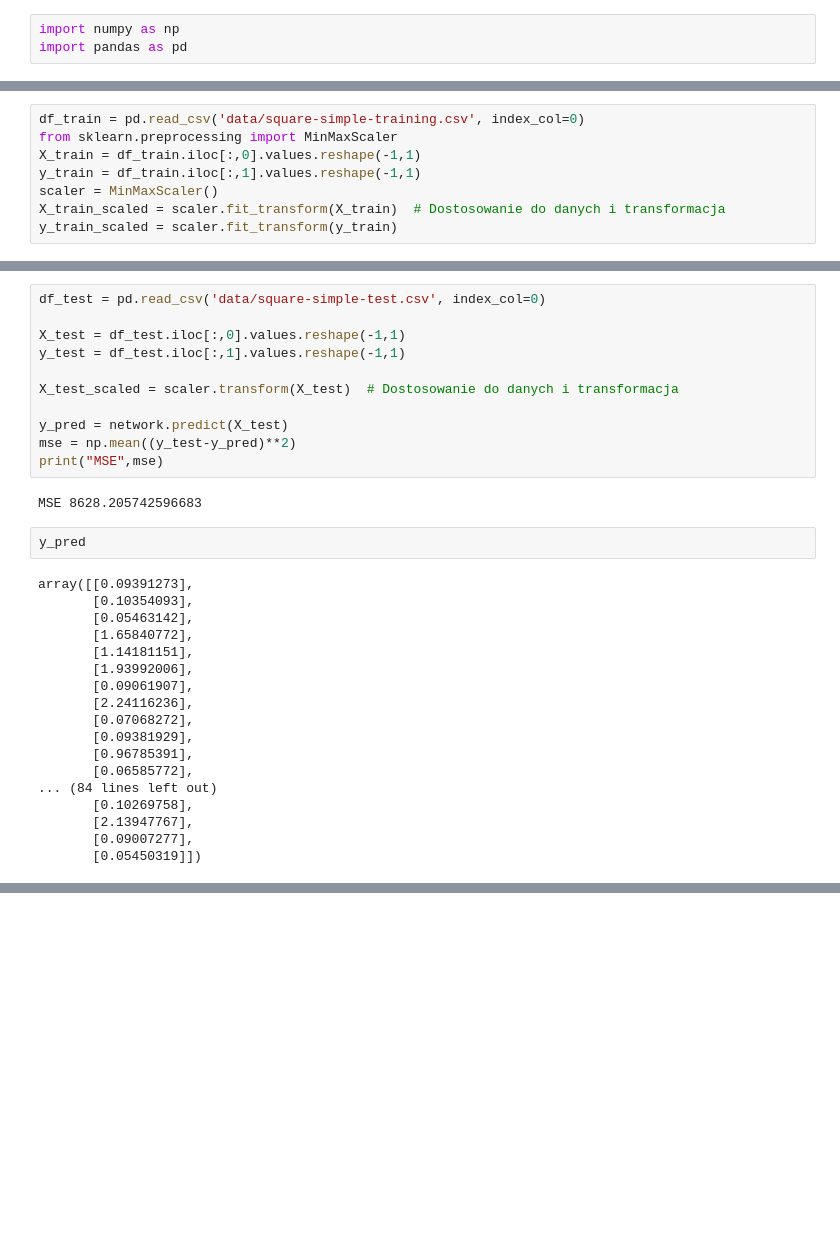
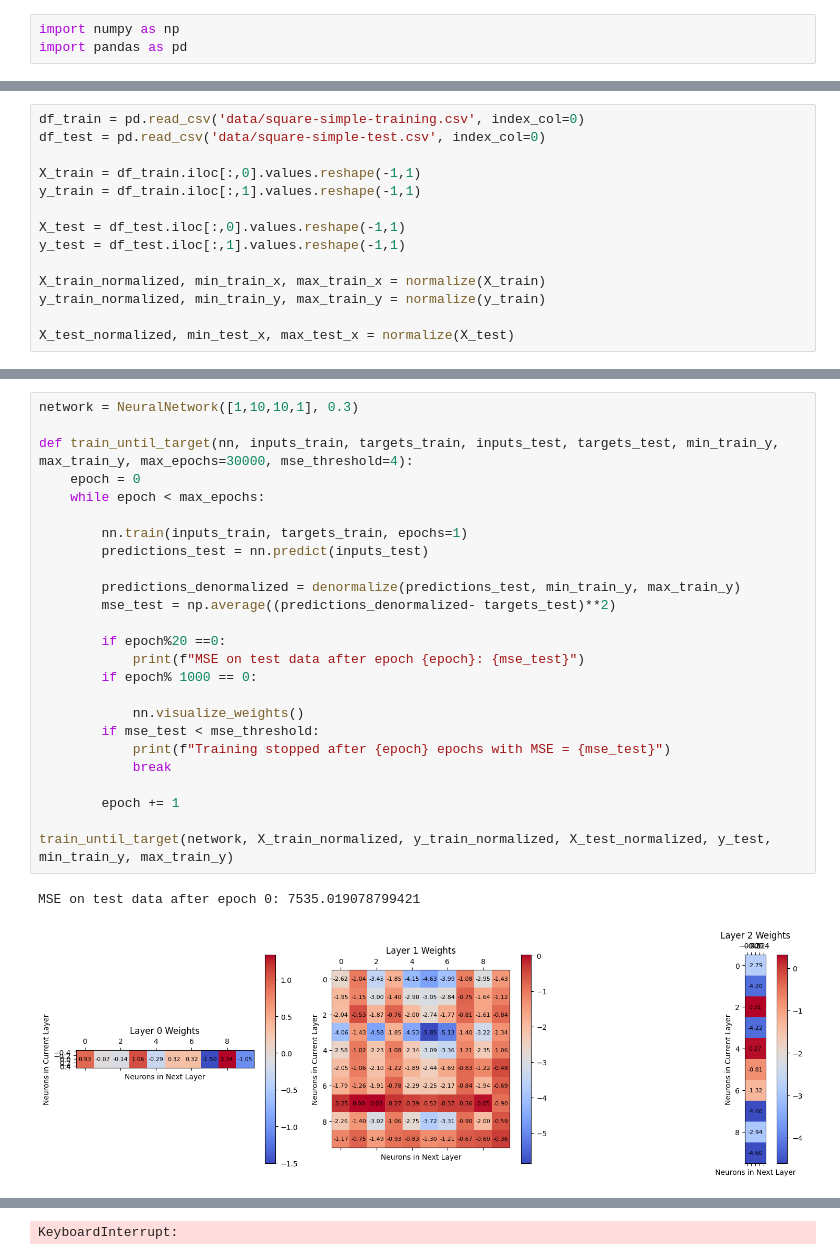
Before and after one commit to katarzynarogalska/Neural-Networks, a Jupyter notebook: Backward_propagation.ipynb, the cells around one changed output, grey strips where cells are left out. Cells and saved outputs as stored; diff of their text form; blank space fills up the shorter version.

```diff
--- a/Backward_propagation.ipynb
+++ b/Backward_propagation.ipynb
@@ -111,8 +146,14 @@ class NeuralNetwork:
 # %%
 df_train = pd.read_csv('data/square-simple-training.csv', index_col=0)
-from sklearn.preprocessing import MinMaxScaler
+df_test = pd.read_csv('data/square-simple-test.csv', index_col=0)
+
 X_train = df_train.iloc[:,0].values.reshape(-1,1)
 y_train = df_train.iloc[:,1].values.reshape(-1,1)
-scaler = MinMaxScaler()
-X_train_scaled = scaler.fit_transform(X_train)  # Dostosowanie do danych i transformacja
-y_train_scaled = scaler.fit_transform(y_train)
+
+X_test = df_test.iloc[:,0].values.reshape(-1,1)
+y_test = df_test.iloc[:,1].values.reshape(-1,1)
+
+X_train_normalized, min_train_x, max_train_x = normalize(X_train)
+y_train_normalized, min_train_y, max_train_y = normalize(y_train)
+
+X_test_normalized, min_test_x, max_test_x = normalize(X_test)
@@ -141,33 +160,28 @@ KeyboardInterrupt:
-# %%
-df_test = pd.read_csv('data/square-simple-test.csv', index_col=0)
-
-X_test = df_test.iloc[:,0].values.reshape(-1,1)
-y_test = df_test.iloc[:,1].values.reshape(-1,1)
-
-X_test_scaled = scaler.transform(X_test)  # Dostosowanie do danych i transformacja
-
-y_pred = network.predict(X_test)
-mse = np.mean((y_test-y_pred)**2)
-print("MSE",mse)
-# %% [output]
-MSE 8628.205742596683
-# %%
-y_pred
-# %% [output]
-array([[0.09391273],
-       [0.10354093],
-       [0.05463142],
-       [1.65840772],
-       [1.14181151],
-       [1.93992006],
-       [0.09061907],
-       [2.24116236],
-       [0.07068272],
-       [0.09381929],
-       [0.96785391],
-       [0.06585772],
-... (84 lines left out)
-       [0.10269758],
-       [2.13947767],
-       [0.09007277],
-       [0.05450319]])
+# %%
+network = NeuralNetwork([1,10,10,1], 0.3)
+
+def train_until_target(nn, inputs_train, targets_train, inputs_test, targets_test, min_train_y, max_train_y, max_epochs=30000, mse_threshold=4):
+    epoch = 0
+    while epoch < max_epochs:
+
+        nn.train(inputs_train, targets_train, epochs=1)
+        predictions_test = nn.predict(inputs_test)
+
+        predictions_denormalized = denormalize(predictions_test, min_train_y, max_train_y)
+        mse_test = np.average((predictions_denormalized- targets_test)**2)
+
+        if epoch%20 ==0:
+            print(f"MSE on test data after epoch {epoch}: {mse_test}")
+        if epoch% 1000 == 0:
+
+            nn.visualize_weights()
+        if mse_test < mse_threshold:
+            print(f"Training stopped after {epoch} epochs with MSE = {mse_test}")
+            break
+
+        epoch += 1
+
+train_until_target(network, X_train_normalized, y_train_normalized, X_test_normalized, y_test, min_train_y, max_train_y)
+# %% [output]
+MSE on test data after epoch 0: 7535.019078799421
+[figure, added]
@@ -173,0 +241 @@ array([[0.09391273],
+KeyboardInterrupt:
```
Also changed, not shown: parts of 4 cells of this notebook, 1 other file.
